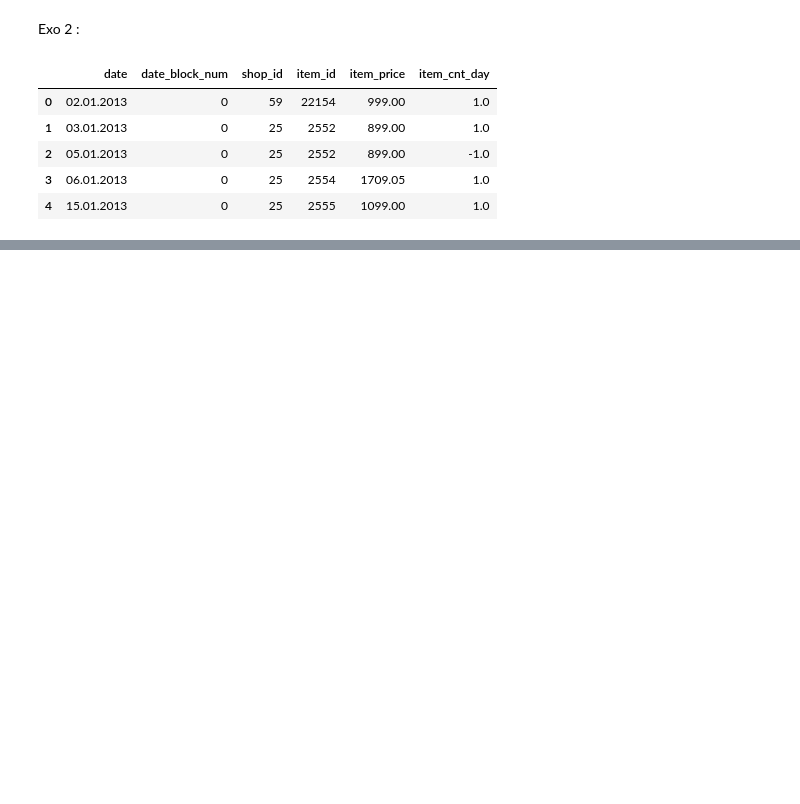
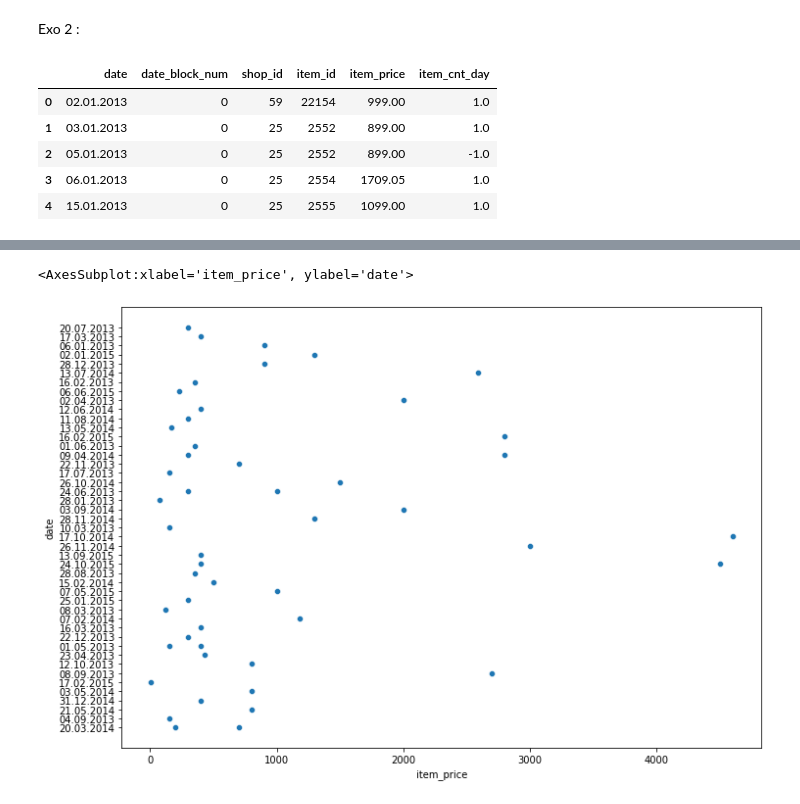
Before and after one commit to JbDumaine/PythonEDA, a Jupyter notebook: 4-seaborn/Exo2.ipynb, the cells around one changed output, grey strips where cells are left out. Cells and saved outputs as stored; diff of their text form; code cells hidden in the pictures; blank space fills up the shorter version.

```diff
--- a/4-seaborn/Exo2.ipynb
+++ b/4-seaborn/Exo2.ipynb
@@ -29,0 +30,7 @@ sns.relplot(x=newDSP["date"],y=newDSP["item_price"],data=newDSP)
+# %%
+a4_dims = (11.7, 8.27)
+fig, ax = plt.subplots(figsize=a4_dims)
+sns.scatterplot(x=newDSP["item_price"],y=newDSP["date"],ax=ax,data=newDSP)
+# %% [output]
+<AxesSubplot:xlabel='item_price', ylabel='date'>
+[figure, added]
```
Also changed, not shown: parts of 3 cells of this notebook, 1 other file.
